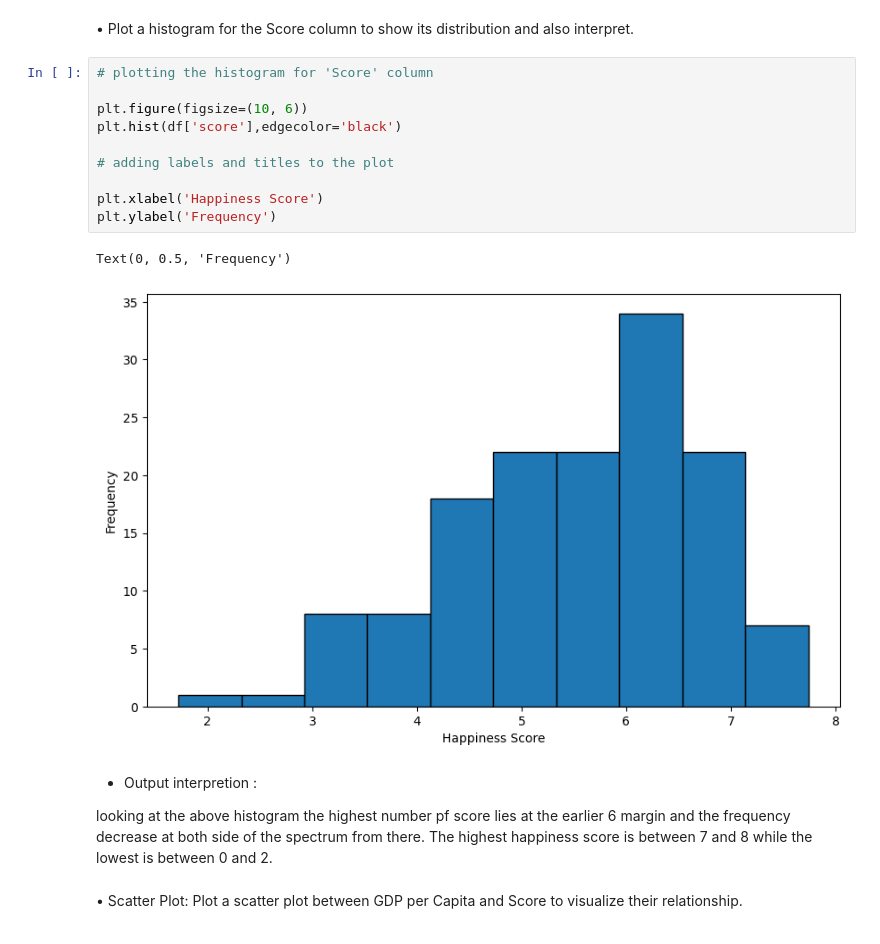
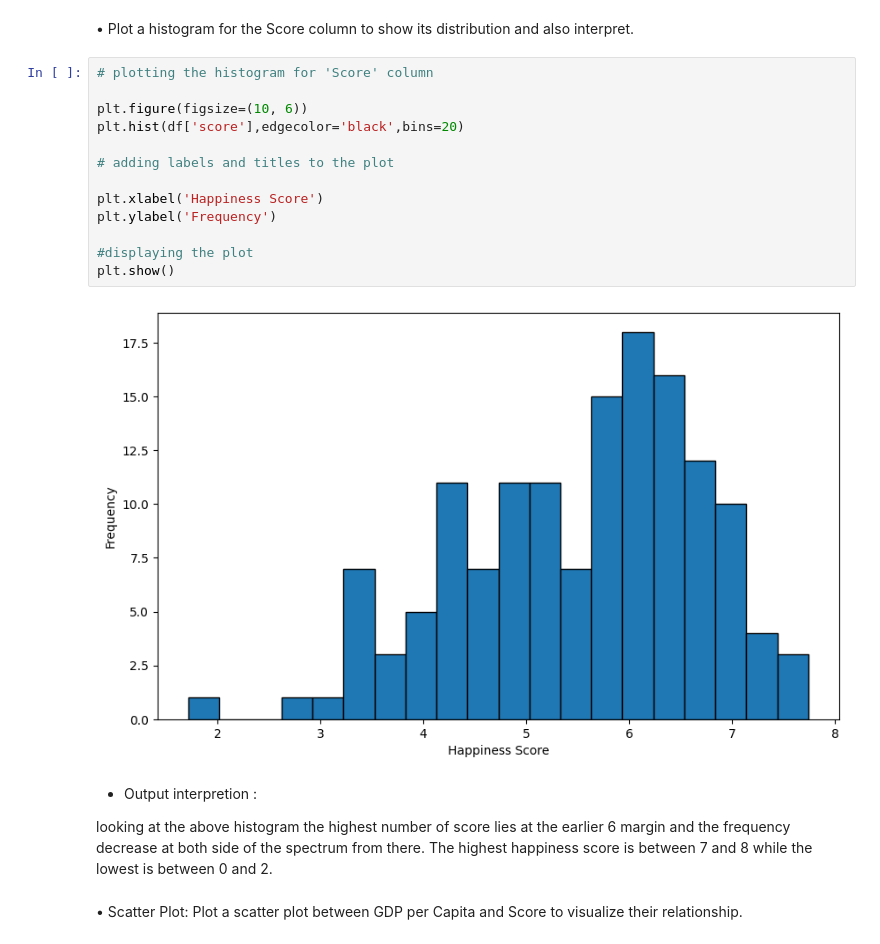
Before and after one commit to StalkYy-06/5CS037-2024, a Jupyter notebook: assignment_1.ipynb, the cells around one changed output. Drawn from its saved outputs; the diff is of its cells as text.

```diff
--- a/assignment_1.ipynb
+++ b/assignment_1.ipynb
@@ -243,20 +244,22 @@ plt.show()
 # %%
 # plotting the histogram for 'Score' column
 
 plt.figure(figsize=(10, 6))
-plt.hist(df['score'],edgecolor='black')
+plt.hist(df['score'],edgecolor='black',bins=20)
 
 # adding labels and titles to the plot
 
 plt.xlabel('Happiness Score')
 plt.ylabel('Frequency')
+
+#displaying the plot
+plt.show()
 # %% [output]
-Text(0, 0.5, 'Frequency')
-[figure, old version]
+[figure, new version]
 # %% [markdown]
 - Output interpretion :
 
-looking at the above histogram the highest number pf score lies at the earlier 6 margin and the frequency decrease at both side of the spectrum from there. The highest happiness score is between 7 and 8 while the lowest is between 0 and 2.
+looking at the above histogram the highest number of score lies at the earlier 6 margin and the frequency decrease at both side of the spectrum from there. The highest happiness score is between 7 and 8 while the lowest is between 0 and 2.
 # %% [markdown]
 • Scatter Plot: Plot a scatter plot between GDP per Capita and Score to visualize their relationship.
 # %%
```
Also changed, not shown: parts of 67 cells of this notebook.
